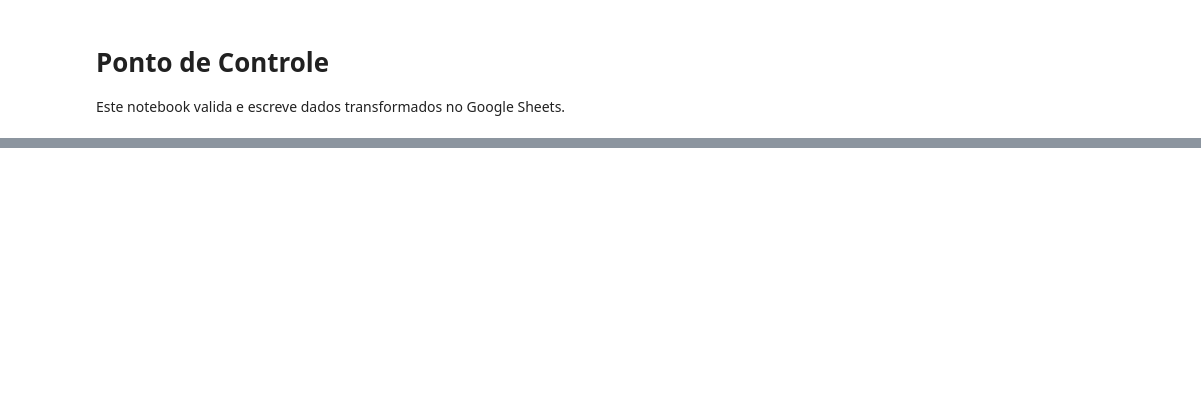
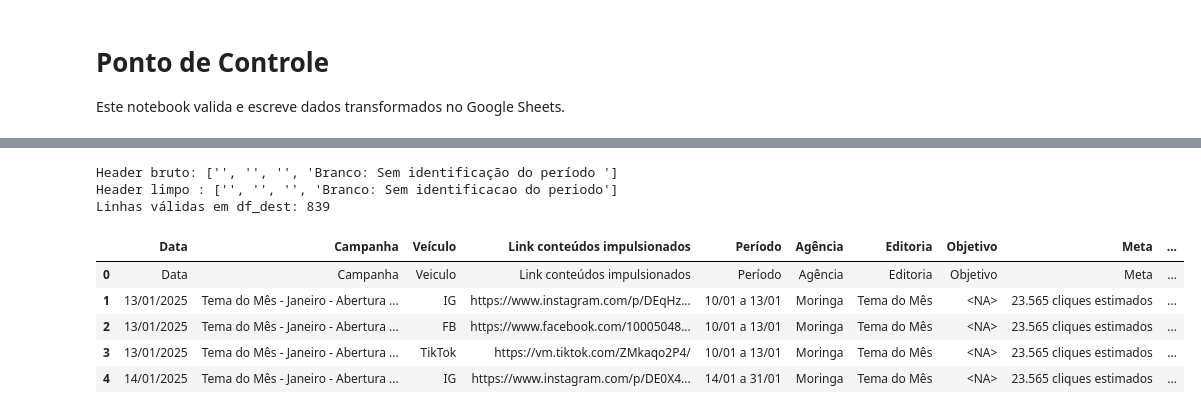
Before and after one commit to davidcantidio/etl_debrito, a Jupyter notebook: ponto_de_controle_writting.ipynb, the cells around one changed output, grey strips where cells are left out. Drawn from its saved outputs; the diff is of its cells as text; code cells hidden in the pictures; blank space fills up the shorter version.

Commit message:
ajustado para codex 4

```diff
--- a/ponto_de_controle_writting.ipynb
+++ b/ponto_de_controle_writting.ipynb
@@ -47,13 +47,13 @@ MIN_DATE = dt.date(2025, 6, 1)
 DEST_COLUMNS = [
     "Data",
     "Campanha",
-    "Veiculo",
+    "Veículo",
     "Link conteúdos impulsionados",
     "Período",
     "Agência",
     "Editoria",
-    "Objetivo (aumentar seguidores, melhorar engajamento, etc)",
-    "Meta (número) (quantos seguidores, compartilhamentos, etc. previstos?)",
+    "Objetivo",
+    "Meta",
     "Status",
     "Resultado",
 ]
@@ -289,0 +243,64 @@ else:
+# %%
+# ---------------------------------------------------------------------------
+# Consolidar aba de destino “IMPULSIONAMENTOS 2025” preservando dropdowns,
+# check-boxes e outros valores FORMATADOS.
+# ---------------------------------------------------------------------------
+import os, re, unicodedata, pandas as pd
+from treat.utils.get_google_client import get_google_client
+
+# --- constantes que já devem estar no notebook -----------------------------
+# DEST_SHEET_ID, DEST_TAB, HEAD_ROW_DEST (=5), DEST_COLUMNS (11 colunas)
+
+# 1 • Cliente gspread e worksheet ------------------------------------------------
+CREDS_PATH = os.getenv("GOOGLE_CREDS_PATH", "creds.json")
+gclient    = get_google_client(CREDS_PATH)
+ws_dest    = gclient.open_by_key(DEST_SHEET_ID).worksheet(DEST_TAB)
+
+# 2 • Captura da linha de cabeçalho bruta (linha 5 = index 4) -------------------
+header_raw = ws_dest.row_values(HEAD_ROW_DEST)          # ex.: ['Data ', 'Campanha', ...]
+print("Header bruto:", header_raw)
+
+# 3 • Função de limpeza ---------------------------------------------------------
+def _clean(label: str) -> str:
+    txt = unicodedata.normalize("NFKD", label or "")
+    txt = "".join(c for c in txt if not unicodedata.combining(c))
+    txt = txt.replace("\n", " ").strip()
+    txt = re.sub(r"\s{2,}", " ", txt)
+    return txt
+
+cleaned = [_clean(c) for c in header_raw]
+print("Header limpo :", cleaned)
+
+# 4 • Baixa todas as linhas de dados (linha 6 em diante) ------------------------
+body = ws_dest.get_values(
+    f"A{HEAD_ROW_DEST+1}:K",          # colunas A–K
+    value_render_option="FORMATTED_VALUE"
+)
+
+# 5 • Normaliza cada linha para ter exatamente 11 colunas -----------------------
+max_cols   = len(DEST_COLUMNS)
+normalized = [(row + [""] * (max_cols - len(row)))[:max_cols] for row in body]
+
+# 6 • Constrói DataFrame com cabeçalho oficial ---------------------------------
+df_dest = pd.DataFrame(normalized, columns=DEST_COLUMNS)
+
+# 7 • Remove linhas totalmente vazias ------------------------------------------
+df_dest = df_dest.replace("", pd.NA).dropna(how="all").reset_index(drop=True)
+
+# 8 • Pré-visualização e contagem ----------------------------------------------
+print(f"Linhas válidas em df_dest: {len(df_dest)}")
+display(df_dest.head())
+print(df_dest.apply(lambda c: (c != "") & (c.notna())).sum())
+
+# 9 • Agora é seguro gerar o __ID__ --------------------------------------------
+df_dest["__ID__"] = df_dest.apply(make_id_ponto_de_controle, axis=1)
+# %% [output]
+Header bruto: ['', '', '', 'Branco: Sem identificação do período ']
+Header limpo : ['', '', '', 'Branco: Sem identificacao do periodo']
+Linhas válidas em df_dest: 839
+|  | Data | Campanha | Veículo | Link conteúdos impulsionados | Período | Agência | Editoria | Objetivo | Meta | ... |
+| 0 | Data | Campanha | Veiculo | Link conteúdos impulsionados | Período | Agência | Editoria | Objetivo | Meta | ... |
+| 1 | 13/01/2025 | Tema do Mês - Janeiro - Abertura ... | IG | https://www.instagram.com/p/DEqHz... | 10/01 a 13/01 | Moringa | Tema do Mês | <NA> | 23.565 cliques estimados | ... |
+| 2 | 13/01/2025 | Tema do Mês - Janeiro - Abertura ... | FB | https://www.facebook.com/10005048... | 10/01 a 13/01 | Moringa | Tema do Mês | <NA> | 23.565 cliques estimados | ... |
+| 3 | 13/01/2025 | Tema do Mês - Janeiro - Abertura ... | TikTok | https://vm.tiktok.com/ZMkaqo2P4/ | 10/01 a 13/01 | Moringa | Tema do Mês | <NA> | 23.565 cliques estimados | ... |
+| 4 | 14/01/2025 | Tema do Mês - Janeiro - Abertura ... | IG | https://www.instagram.com/p/DE0X4... | 14/01 a 31/01 | Moringa | Tema do Mês | <NA> | 23.565 cliques estimados | ... |
```
Also changed, not shown: parts of 14 cells of this notebook, 3 other files.
